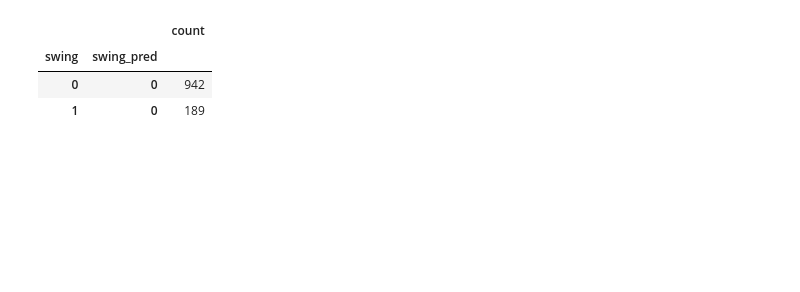
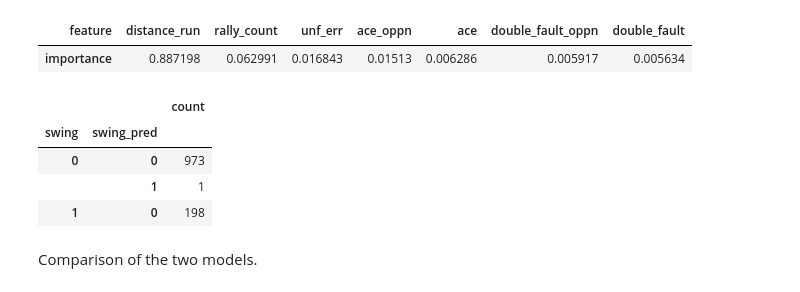
Before and after one commit to Charlie-XIAO/MCM24-xzz, a Jupyter notebook: q3-3.ipynb, the cells around one changed output. Cells and saved outputs as stored; diff of their text form; code cells hidden in the pictures; blank space fills up the shorter version.

```diff
--- a/q3-3.ipynb
+++ b/q3-3.ipynb
@@ -327,6 +344,6 @@ plot_correlation(
 selected_method = "pearson"
 selected_corr, selected_corrp = correlation_storage[selected_method]
 selected_features = selected_corrp[selected_corrp <= 0.05].index
-X, y = df_info[selected_features], df_info["swing"]
+X, y = df_info_player[selected_features], df_info_player["swing"]
 X.shape, y.shape
 # %% [output]
@@ -361,0 +391,6 @@ df_importances.set_index("feature").sort_values("importance", ascending=False).T
+# %%
+X_comp, y_comp = df_info[selected_features], df_info["swing"]
+X_comp, _, y_comp, _ = train_test_split(
+    X_comp, y_comp, test_size=1 - X.shape[0] / X_comp.shape[0], random_state=42
+)
+X_comp.shape, y_comp.shape
@@ -361,0 +399,12 @@ df_importances.set_index("feature").sort_values("importance", ascending=False).T
+# %%
+no_swing_count_comp, swing_count_comp = (y_comp == 0).sum(), (y_comp == 1).sum()
+print(f"No swing: {no_swing_count_comp}; Swing: {swing_count_comp}")
+sampling_strategy_comp = {0: no_swing_count_comp, 1: max(int(no_swing_count_comp / 10), swing_count_comp)}
+pipeline_comp = Pipeline(
+    [
+        ("scaler", StandardScaler()),
+        ("sample", SMOTE(random_state=42, sampling_strategy=sampling_strategy_comp)),
+        ("clf", RandomForestClassifier(n_estimators=500, random_state=42)),
+    ]
+)
+pipeline_comp.fit(X_comp, y_comp)
@@ -362,14 +418,24 @@ df_importances.set_index("feature").sort_values("importance", ascending=False).T
+# %%
+clf_comp = pipeline_comp["clf"]
+pd.DataFrame({"feature": X_comp.columns, "importance": clf_comp.feature_importances_}).set_index("feature").sort_values("importance", ascending=False).T
+# %% [output]
+| feature | distance_run | rally_count | unf_err | ace_oppn | ace | double_fault_oppn | double_fault |
+| importance | 0.887198 | 0.062991 | 0.016843 | 0.01513 | 0.006286 | 0.005917 | 0.005634 |
 # %%
 with warnings.catch_warnings():
     warnings.simplefilter("ignore")
-    df_info.loc[X.index, "swing_pred"] = clf.predict(X)
+    df_info = df_info.loc[X.index, :]
+    df_info.loc[X.index, "swing_pred"] = clf_comp.predict(X)
 df_info["swing_pred"] = df_info["swing_pred"].astype(int)
 df_info[["swing", "swing_pred"]].value_counts().to_frame().sort_index()
 # %% [output]
 |  |  | count |
 | swing | swing_pred |  |
-| 0 | 0 | 942 |
-| 1 | 0 | 189 |
+| 0 | 0 | 973 |
+|  | 1 | 1 |
+| 1 | 0 | 198 |
+# %% [markdown]
+Comparison of the two models.
 # %%
 def get_false_preds(df_info, indices, tolerance):
     false_positives, false_negatives = [], []
```
Also changed, not shown: parts of 33 cells of this notebook, 7 other files.
